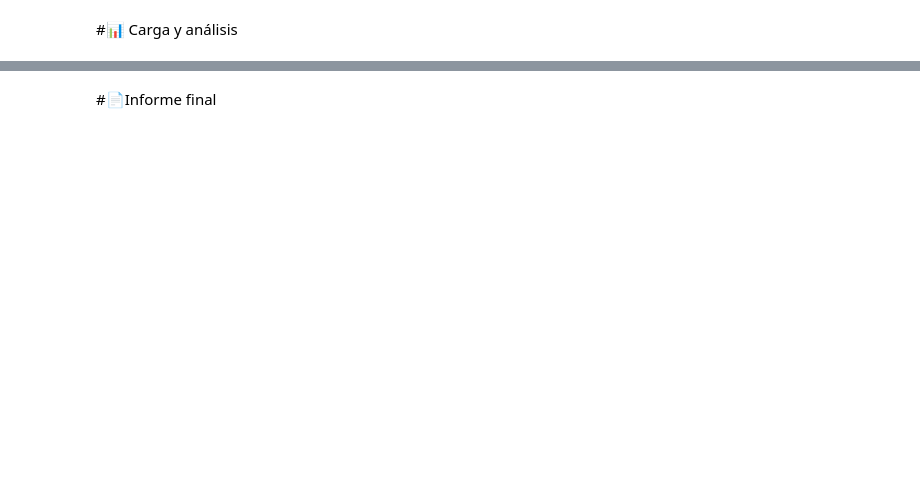
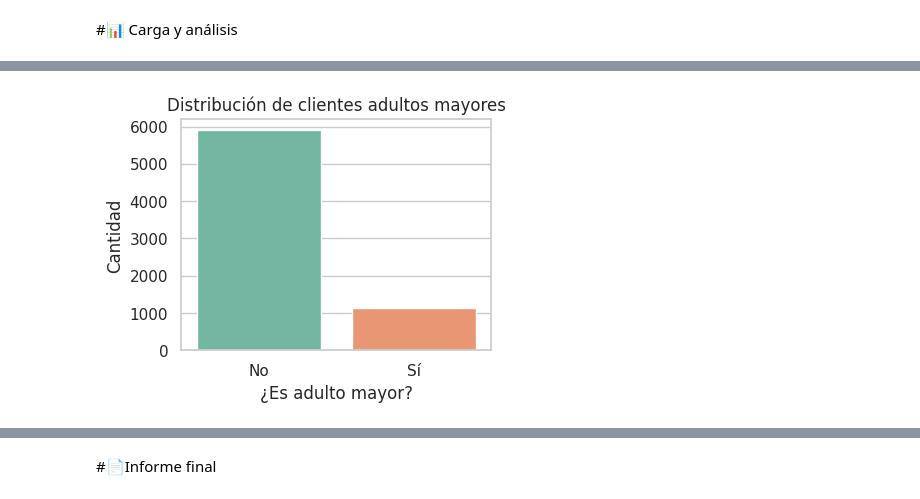
Before and after one commit to Tecindes/TelecomX_LATAM, a Jupyter notebook: TelecomX_LATAM.ipynb, the cells around one changed output, grey strips where cells are left out. Drawn from its saved outputs; the diff is of its cells as text; code cells hidden in the pictures; blank space fills up the shorter version.

```diff
--- a/TelecomX_LATAM.ipynb
+++ b/TelecomX_LATAM.ipynb
@@ -123,0 +332,15 @@ See the caveats in the documentation: https://pandas.pydata.org/pandas-docs/stab
+# %%
+# Convertir 'SeniorCitizen' a categoría para mejorar visualización
+df_telecom['SeniorLabel'] = df_telecom['customer.SeniorCitizen'].map({0: 'No', 1: 'Sí'})
+sns.set(style="whitegrid")
+
+# Gráfico 1: Distribución de SeniorCitizen
+plt.figure(figsize=(4,3))
+sns.countplot(data=df_telecom, x='SeniorLabel', hue='SeniorLabel', palette='Set2', legend=False)
+
+plt.title("Distribución de clientes adultos mayores")
+plt.xlabel("¿Es adulto mayor?")
+plt.ylabel("Cantidad")
+plt.show()
+# %% [output]
+[figure, added]
```
Also changed, not shown: parts of 46 cells of this notebook.
